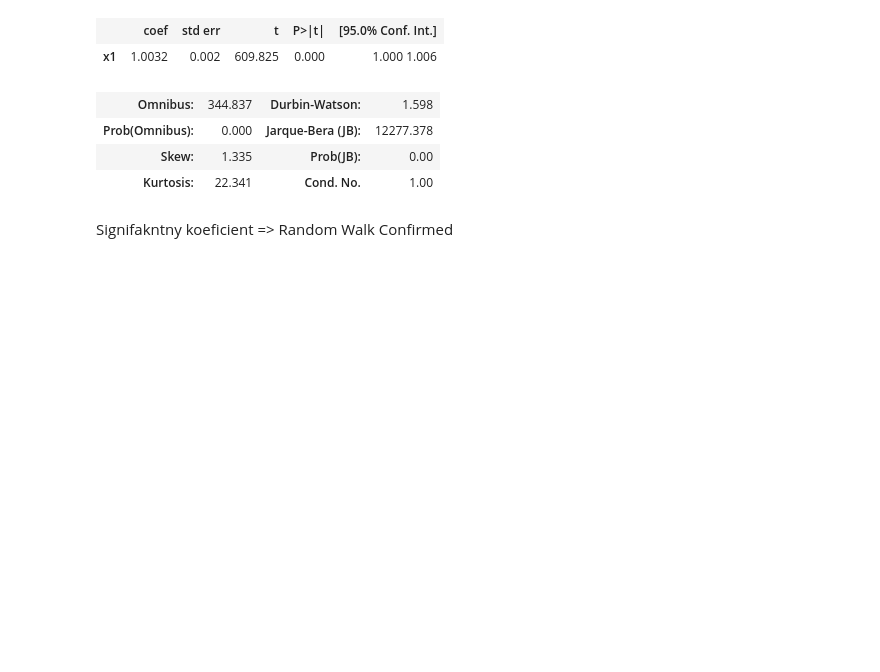
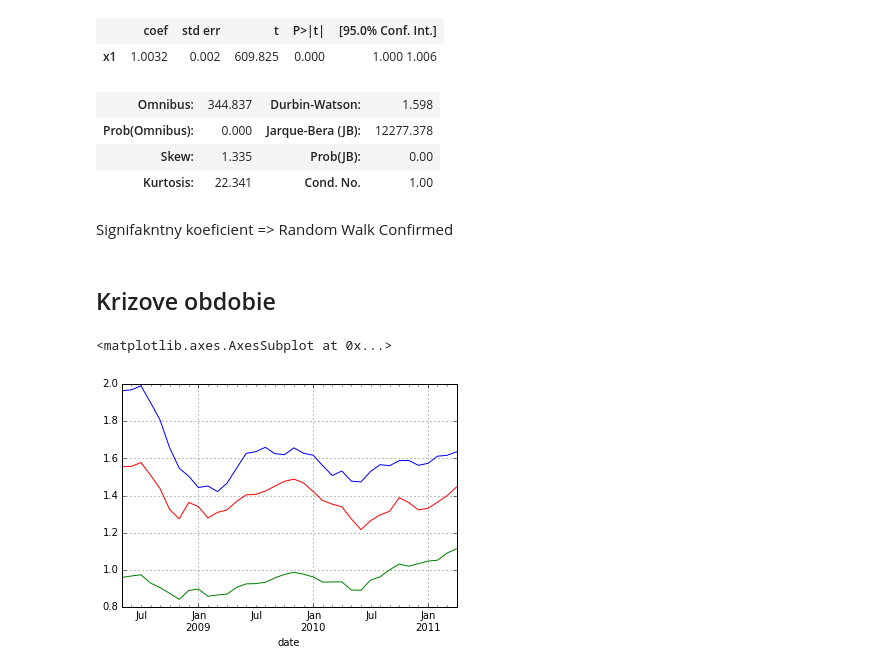
Before and after one commit to ankitvad/ML-FIN, a Jupyter notebook: Meny.ipynb, the cells around one changed output. Drawn from its saved outputs; the diff is of its cells as text; code cells hidden in the pictures; blank space fills up the shorter version.

```diff
--- a/Meny.ipynb
+++ b/Meny.ipynb
@@ -278,3 +278,14 @@ OLS Regression Results
 | Kurtosis: | 22.341 | Cond. No. | 1.00 |
 # %% [markdown]
 Signifakntny koeficient => Random Walk Confirmed
+# %% [markdown]
+## Krizove obdobie
+# %%
+rata_kriza = rata['2008-5-1':'2011-4-1']
+# %%
+rata_kriza['GBP'].plot()
+rata_kriza['CHF'].plot()
+rata_kriza['EUR'].plot()
+# %% [output]
+<matplotlib.axes.AxesSubplot at 0x...>
+[figure, added]
```
Also changed, not shown: parts of 6 cells of this notebook.
